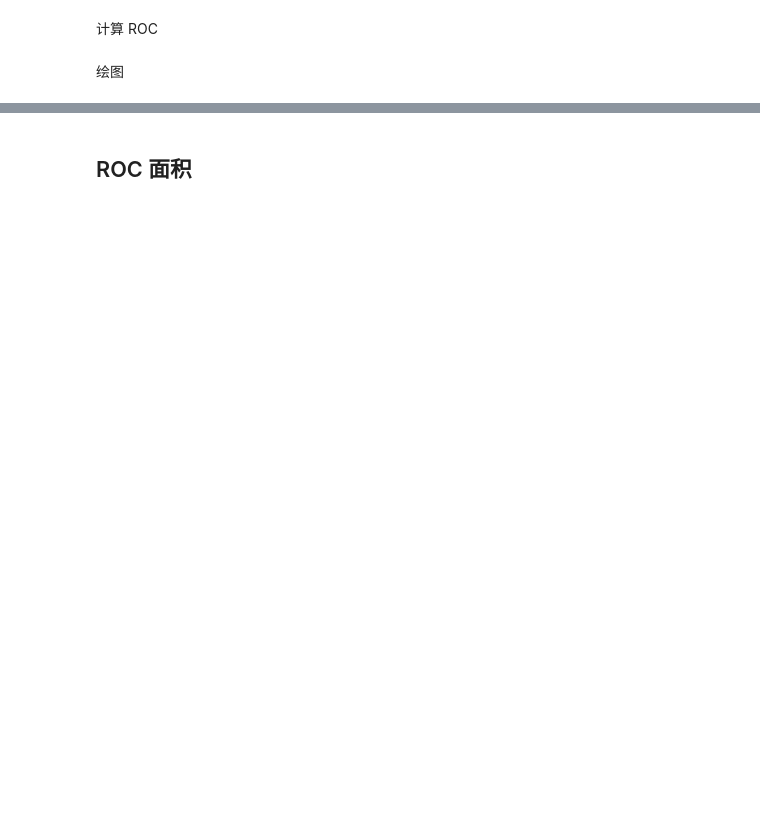
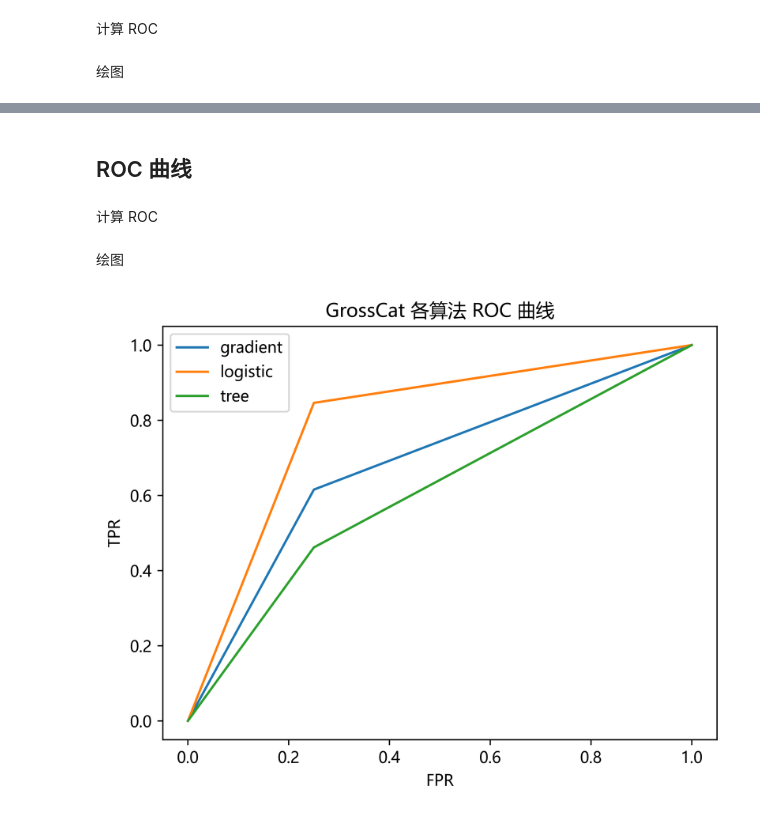
Before and after one commit to DLYSY/DataMining, a Jupyter notebook: 第十章.ipynb, the cells around one changed output, grey strips where cells are left out. Cells and saved outputs as stored; diff of their text form; code cells hidden in the pictures; blank space fills up the shorter version.

```diff
--- a/第十章.ipynb
+++ b/第十章.ipynb
@@ -57,0 +138,6 @@ plt.show() #图形可视化
+# %%
+for i,data in zip(model_dict.keys(),model_dict.values()):
+    if i.endswith("cat2"):
+        target=array(data["真实值":"真实值"])[0]
+        model=array(data["预测值":"预测值"])[0]
+        print(i[:-5],":",roc_auc_score(target,model))
@@ -57,0 +157,7 @@ plt.show() #图形可视化
+# %%
+for i,data in zip(model_dict.keys(),model_dict.values()):
+    if i.endswith("cat"):
+        pre=array(data["预测值":"预测值"])[0]
+        for j,pre_data in enumerate(pre):
+            pre[j]=round(pre_data)
+        print(i[:-4],":",1-accuracy_score(array(data["真实值":"真实值"])[0],pre))
@@ -58,2 +173,35 @@ plt.show() #图形可视化
 # %% [markdown]
-## ROC 面积
+## ROC 曲线
+# %% [markdown]
+计算 ROC
+# %%
+roc_line_cat={}
+for i,data in zip(model_dict.keys(),model_dict.values()):
+    if i.endswith("cat") and (i.startswith("logistic") or i.startswith("tree") or i.startswith("gradient")):
+        target=array(data["真实值":"真实值"])[0]
+        model=array(data["预测值":"预测值"])[0]
+        for j in(target,model):
+            for m,data in enumerate(j):
+                if data==4:
+                    j[m]=1
+                else:
+                    j[m]=0
+        roc_line_item={}
+        roc_line_item["fpr"], roc_line_item["tpr"], roc_line_item["thresholds"] = roc_curve(target,model)
+        roc_line_cat[i]=roc_line_item
+# %% [markdown]
+绘图
+# %%
+fig, ax = plt.subplots(dpi=500) # 创建图实例
+
+for i,data in zip(roc_line_cat2.keys(),roc_line_cat2.values()):
+    ax.plot(data["fpr"],data["tpr"], label=i[:-5])
+
+ax.set_title('GrossCat 各算法 ROC 曲线') #设置图名为
+ax.set_xlabel("FPR")
+ax.set_ylabel("TPR")
+ax.legend() #自动检测要在图例中显示的元素，并且显示
+
+plt.show() #图形可视化
+# %% [output]
+[figure, added]
```
Also changed, not shown: parts of 20 cells of this notebook, 1 other file.
